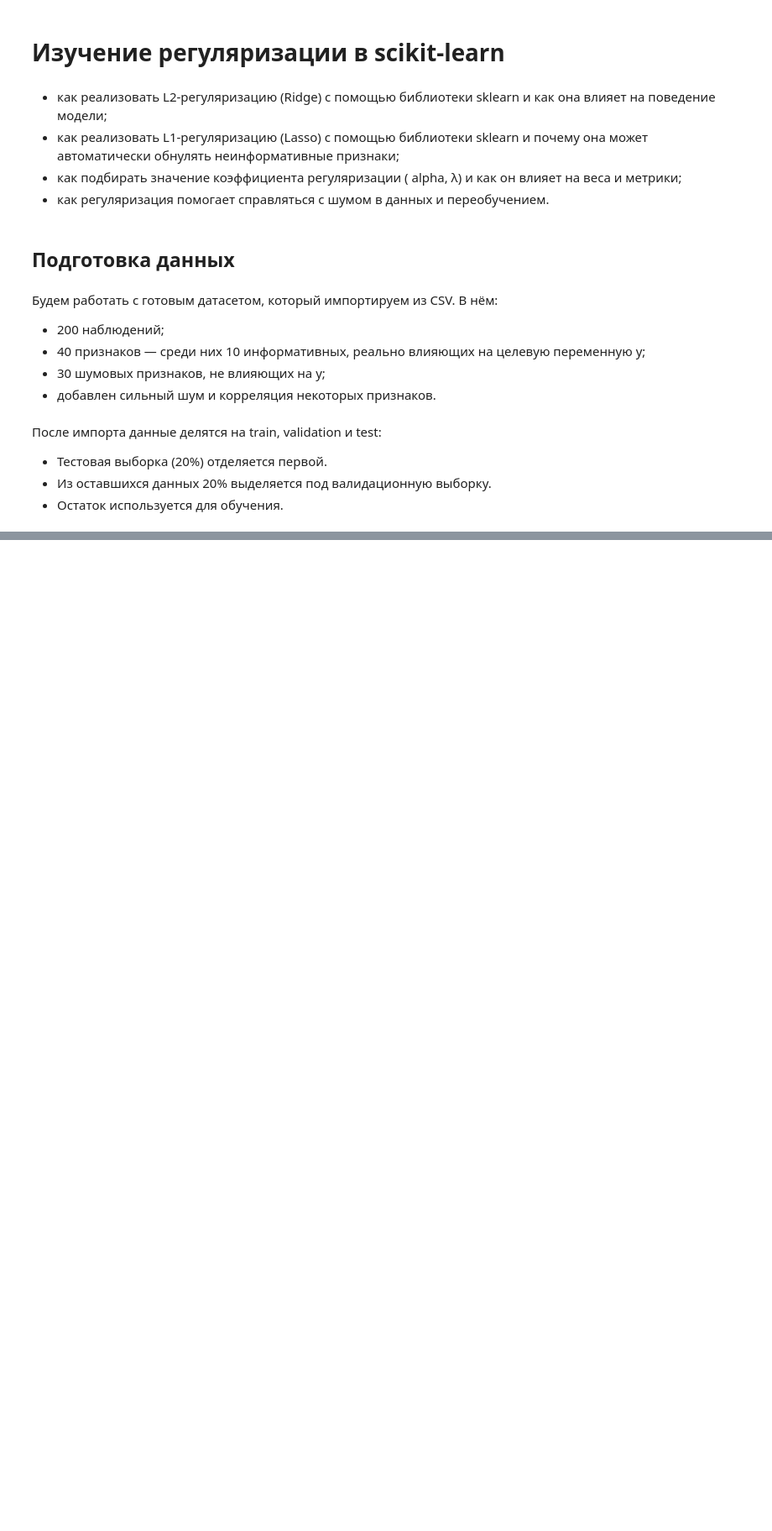
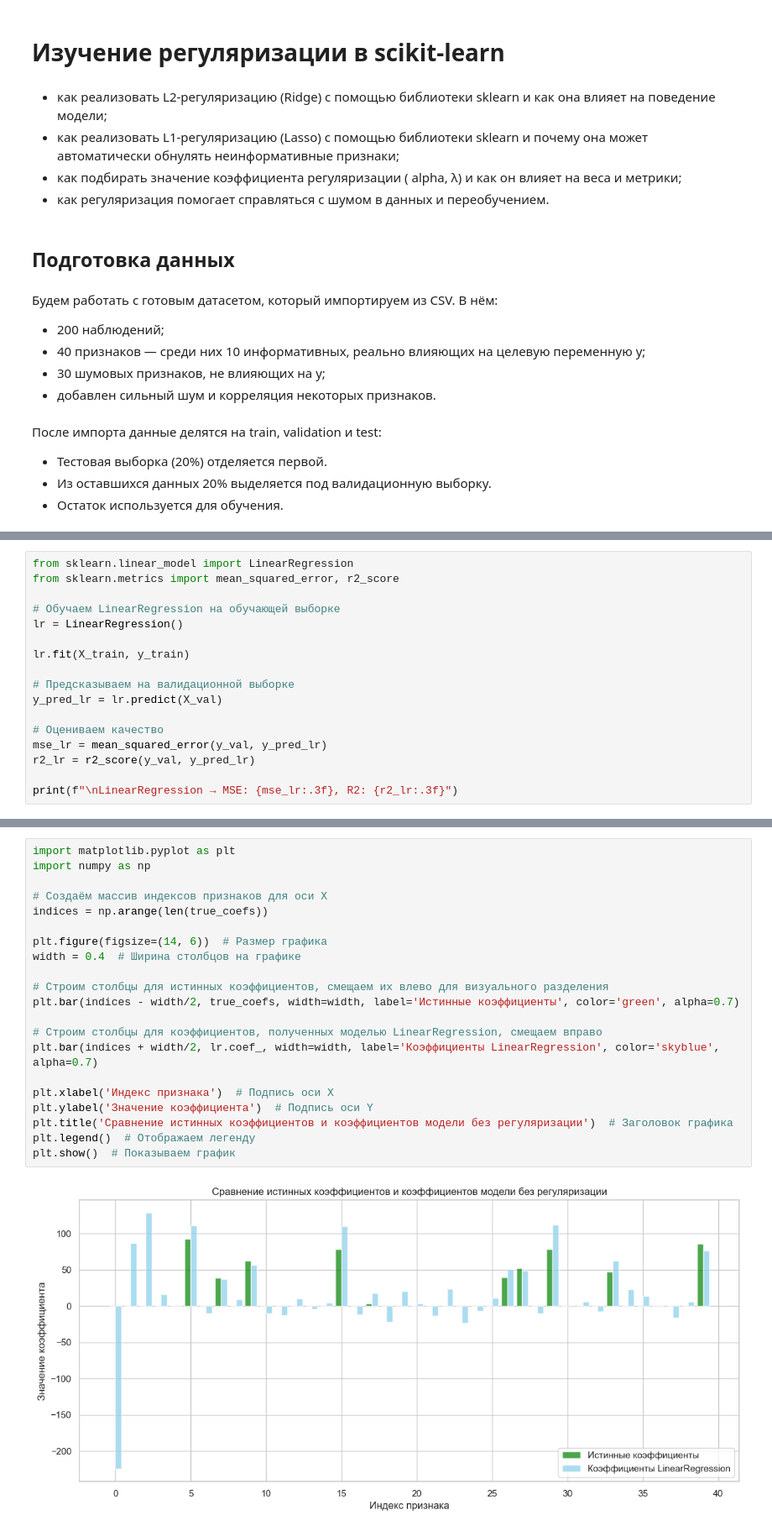
Before and after one commit to Beefeater84/yandex-practicum-data-scientist, a Jupyter notebook: sprint-13/notebooks/Regularization.ipynb, the cells around one changed output, grey strips where cells are left out. Shown at 84% size. Drawn from its saved outputs; the diff is of its cells as text; blank space fills up the shorter version.

```diff
--- a/sprint-13/notebooks/Regularization.ipynb
+++ b/sprint-13/notebooks/Regularization.ipynb
@@ -50,0 +138,17 @@ ModuleNotFoundError: No module named 'sklearn'
+# %%
+from sklearn.linear_model import LinearRegression
+from sklearn.metrics import mean_squared_error, r2_score
+
+# Обучаем LinearRegression на обучающей выборке
+lr = LinearRegression()
+
+lr.fit(X_train, y_train)
+
+# Предсказываем на валидационной выборке
+y_pred_lr = lr.predict(X_val)
+
+# Оцениваем качество
+mse_lr = mean_squared_error(y_val, y_pred_lr)
+r2_lr = r2_score(y_val, y_pred_lr)
+
+print(f"\nLinearRegression → MSE: {mse_lr:.3f}, R2: {r2_lr:.3f}")
@@ -50,0 +167,23 @@ ModuleNotFoundError: No module named 'sklearn'
+# %%
+import matplotlib.pyplot as plt
+import numpy as np
+
+# Создаём массив индексов признаков для оси X
+indices = np.arange(len(true_coefs))
+
+plt.figure(figsize=(14, 6))  # Размер графика
+width = 0.4  # Ширина столбцов на графике
+
+# Строим столбцы для истинных коэффициентов, смещаем их влево для визуального разделения
+plt.bar(indices - width/2, true_coefs, width=width, label='Истинные коэффициенты', color='green', alpha=0.7)
+
+# Строим столбцы для коэффициентов, полученных моделью LinearRegression, смещаем вправо
+plt.bar(indices + width/2, lr.coef_, width=width, label='Коэффициенты LinearRegression', color='skyblue', alpha=0.7)
+
+plt.xlabel('Индекс признака')  # Подпись оси X
+plt.ylabel('Значение коэффициента')  # Подпись оси Y
+plt.title('Сравнение истинных коэффициентов и коэффициентов модели без регуляризации')  # Заголовок графика
+plt.legend()  # Отображаем легенду
+plt.show()  # Показываем график
+# %% [output]
+[figure, added]
```
Also changed, not shown: parts of 17 cells of this notebook, 1 other file.
